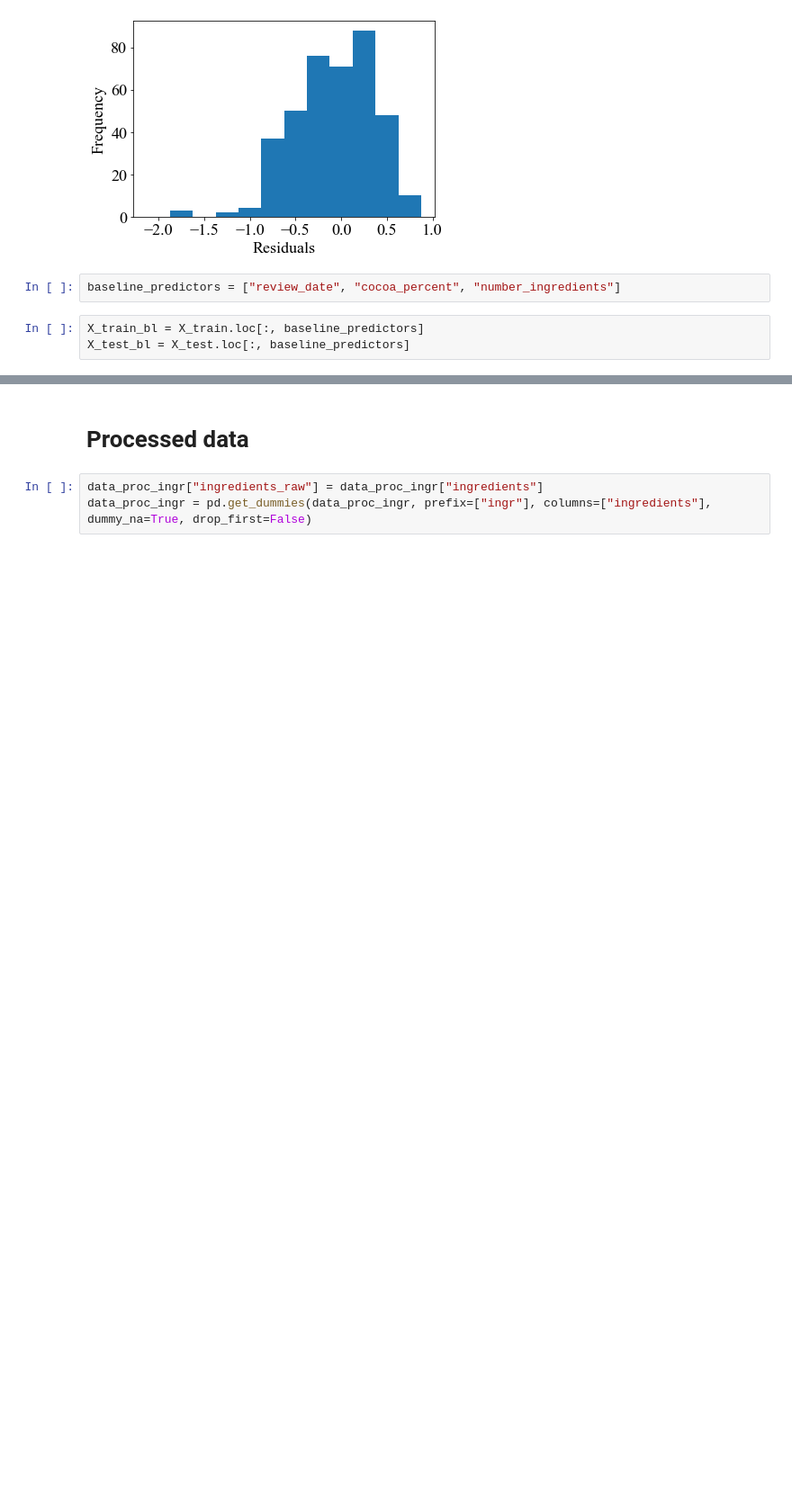
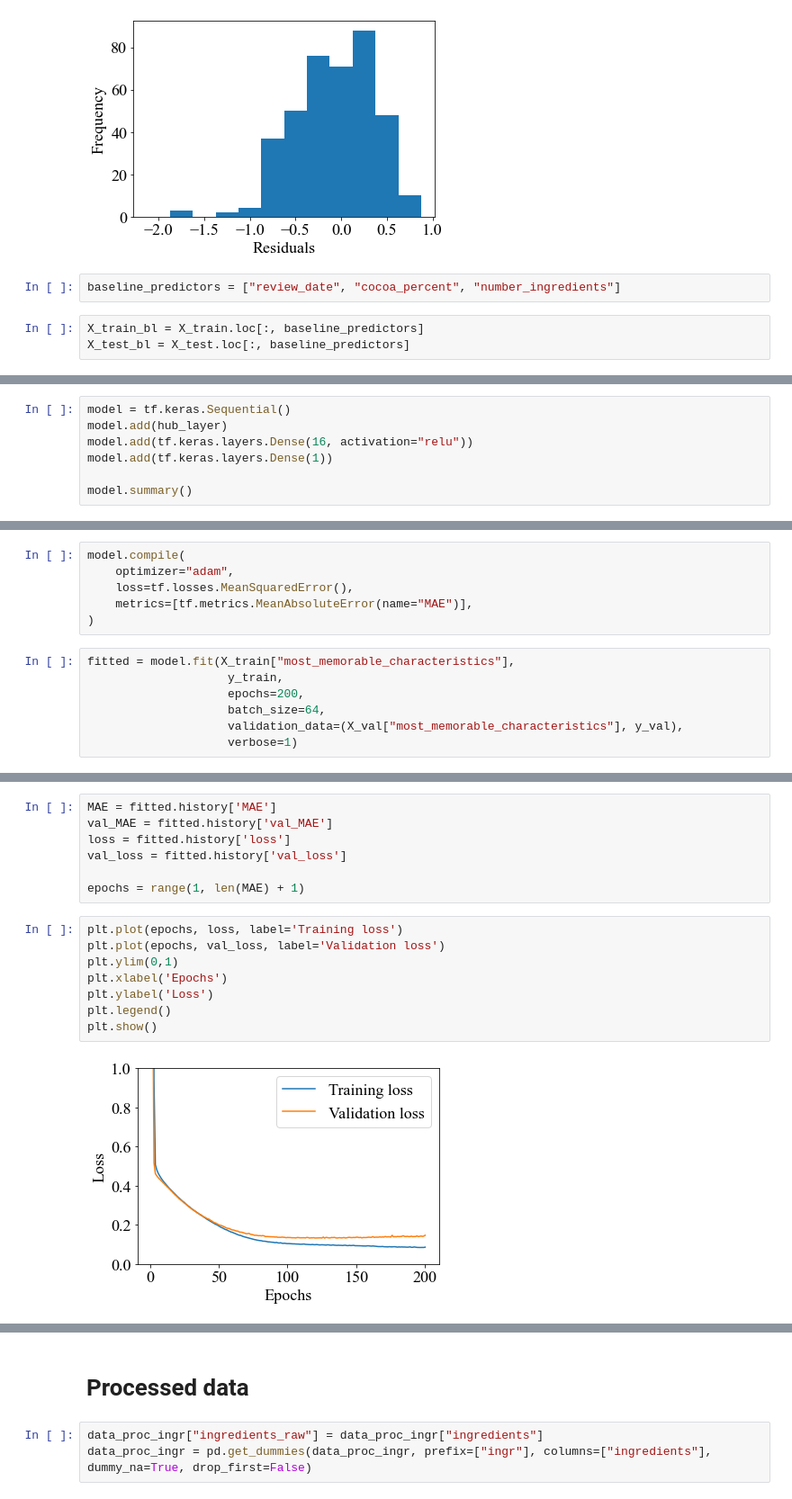
Before and after one commit to ElisabethBrockhaus/Chocolate_bar_rating, a Jupyter notebook: chocolate_rating_data.ipynb, the cells around one changed output, grey strips where cells are left out. Shown at 90% size. Saved outputs shown, nothing was run; the diff lists cells and outputs as text; blank space fills up the shorter version.

```diff
--- a/chocolate_rating_data.ipynb
+++ b/chocolate_rating_data.ipynb
@@ -1110,0 +1106,7 @@ histogram_residuals(y_test, bl.predict(X_test_bl), "linear_regression")
+# %%
+model = tf.keras.Sequential()
+model.add(hub_layer)
+model.add(tf.keras.layers.Dense(16, activation="relu"))
+model.add(tf.keras.layers.Dense(1))
+
+model.summary()
@@ -1110,0 +1129,13 @@ histogram_residuals(y_test, bl.predict(X_test_bl), "linear_regression")
+# %%
+model.compile(
+    optimizer="adam",
+    loss=tf.losses.MeanSquaredError(),
+    metrics=[tf.metrics.MeanAbsoluteError(name="MAE")],
+)
+# %%
+fitted = model.fit(X_train["most_memorable_characteristics"],
+                    y_train,
+                    epochs=200,
+                    batch_size=64,
+                    validation_data=(X_val["most_memorable_characteristics"], y_val),
+                    verbose=1)
@@ -1110,0 +1160,17 @@ histogram_residuals(y_test, bl.predict(X_test_bl), "linear_regression")
+# %%
+MAE = fitted.history['MAE']
+val_MAE = fitted.history['val_MAE']
+loss = fitted.history['loss']
+val_loss = fitted.history['val_loss']
+
+epochs = range(1, len(MAE) + 1)
+# %%
+plt.plot(epochs, loss, label='Training loss')
+plt.plot(epochs, val_loss, label='Validation loss')
+plt.ylim(0,1)
+plt.xlabel('Epochs')
+plt.ylabel('Loss')
+plt.legend()
+plt.show()
+# %% [output]
+[figure, added]
```
Also changed, not shown: parts of 55 cells of this notebook.
